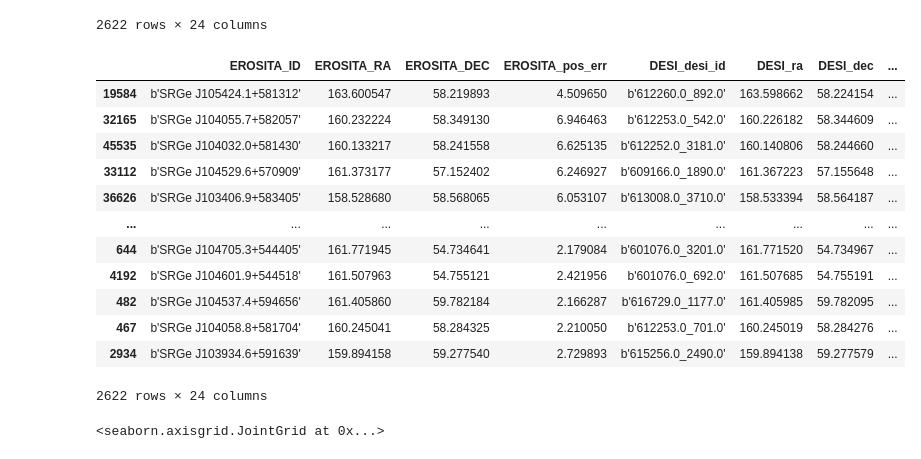
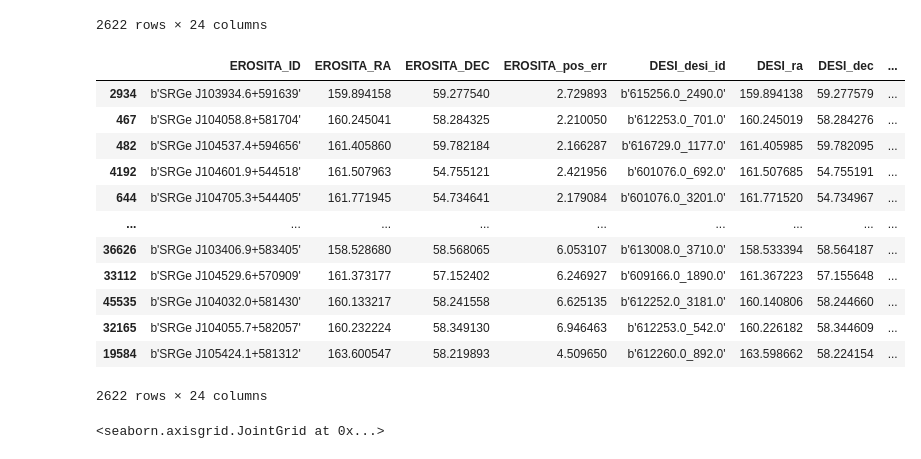
Before and after one commit to SergeiDBykov/lockman_hole, a Jupyter notebook: 2_LH-ero-desi-nway/4_ero_desi_nway_distance_only.ipynb, the cells around one changed output. Drawn from its saved outputs; the diff is of its cells as text; code cells hidden in the pictures.

```diff
--- a/cross-match/nway_distance_only.ipynb
+++ b/2_LH-ero-desi-nway/4_ero_desi_nway_distance_only.ipynb
@@ -54,20 +54,20 @@ secure_ctps
 | 78640 | b'SRGe J102236.2+562217' | 155.650856 | 56.371295 | 8.116513 | b'605979.0_2803.0' | 155.649835 | 56.371307 | ... |
 2622 rows × 24 columns
 # %%
-secure_ctps.sort_values(by='p_any')
+secure_ctps.sort_values(by='p_any', ascending = False)
 # %% [output]
 |  | EROSITA_ID | EROSITA_RA | EROSITA_DEC | EROSITA_pos_err | DESI_desi_id | DESI_ra | DESI_dec | ... |
+| 2934 | b'SRGe J103934.6+591639' | 159.894158 | 59.277540 | 2.729893 | b'615256.0_2490.0' | 159.894138 | 59.277579 | ... |
+| 467 | b'SRGe J104058.8+581704' | 160.245041 | 58.284325 | 2.210050 | b'612253.0_701.0' | 160.245019 | 58.284276 | ... |
+| 482 | b'SRGe J104537.4+594656' | 161.405860 | 59.782184 | 2.166287 | b'616729.0_1177.0' | 161.405985 | 59.782095 | ... |
+| 4192 | b'SRGe J104601.9+544518' | 161.507963 | 54.755121 | 2.421956 | b'601076.0_692.0' | 161.507685 | 54.755191 | ... |
+| 644 | b'SRGe J104705.3+544405' | 161.771945 | 54.734641 | 2.179084 | b'601076.0_3201.0' | 161.771520 | 54.734967 | ... |
+| ... | ... | ... | ... | ... | ... | ... | ... | ... |
+| 36626 | b'SRGe J103406.9+583405' | 158.528680 | 58.568065 | 6.053107 | b'613008.0_3710.0' | 158.533394 | 58.564187 | ... |
+| 33112 | b'SRGe J104529.6+570909' | 161.373177 | 57.152402 | 6.246927 | b'609166.0_1890.0' | 161.367223 | 57.155648 | ... |
+| 45535 | b'SRGe J104032.0+581430' | 160.133217 | 58.241558 | 6.625135 | b'612252.0_3181.0' | 160.140806 | 58.244660 | ... |
+| 32165 | b'SRGe J104055.7+582057' | 160.232224 | 58.349130 | 6.946463 | b'612253.0_542.0' | 160.226182 | 58.344609 | ... |
 | 19584 | b'SRGe J105424.1+581312' | 163.600547 | 58.219893 | 4.509650 | b'612260.0_892.0' | 163.598662 | 58.224154 | ... |
-| 32165 | b'SRGe J104055.7+582057' | 160.232224 | 58.349130 | 6.946463 | b'612253.0_542.0' | 160.226182 | 58.344609 | ... |
-| 45535 | b'SRGe J104032.0+581430' | 160.133217 | 58.241558 | 6.625135 | b'612252.0_3181.0' | 160.140806 | 58.244660 | ... |
-| 33112 | b'SRGe J104529.6+570909' | 161.373177 | 57.152402 | 6.246927 | b'609166.0_1890.0' | 161.367223 | 57.155648 | ... |
-| 36626 | b'SRGe J103406.9+583405' | 158.528680 | 58.568065 | 6.053107 | b'613008.0_3710.0' | 158.533394 | 58.564187 | ... |
-| ... | ... | ... | ... | ... | ... | ... | ... | ... |
-| 644 | b'SRGe J104705.3+544405' | 161.771945 | 54.734641 | 2.179084 | b'601076.0_3201.0' | 161.771520 | 54.734967 | ... |
-| 4192 | b'SRGe J104601.9+544518' | 161.507963 | 54.755121 | 2.421956 | b'601076.0_692.0' | 161.507685 | 54.755191 | ... |
-| 482 | b'SRGe J104537.4+594656' | 161.405860 | 59.782184 | 2.166287 | b'616729.0_1177.0' | 161.405985 | 59.782095 | ... |
-| 467 | b'SRGe J104058.8+581704' | 160.245041 | 58.284325 | 2.210050 | b'612253.0_701.0' | 160.245019 | 58.284276 | ... |
-| 2934 | b'SRGe J103934.6+591639' | 159.894158 | 59.277540 | 2.729893 | b'615256.0_2490.0' | 159.894138 | 59.277579 | ... |
 2622 rows × 24 columns
 # %%
 sns.jointplot(data = secure_ctps, x = 'p_i', y =  'p_any')
```
Also changed, not shown: parts of 4 cells of this notebook, 8 other files.
